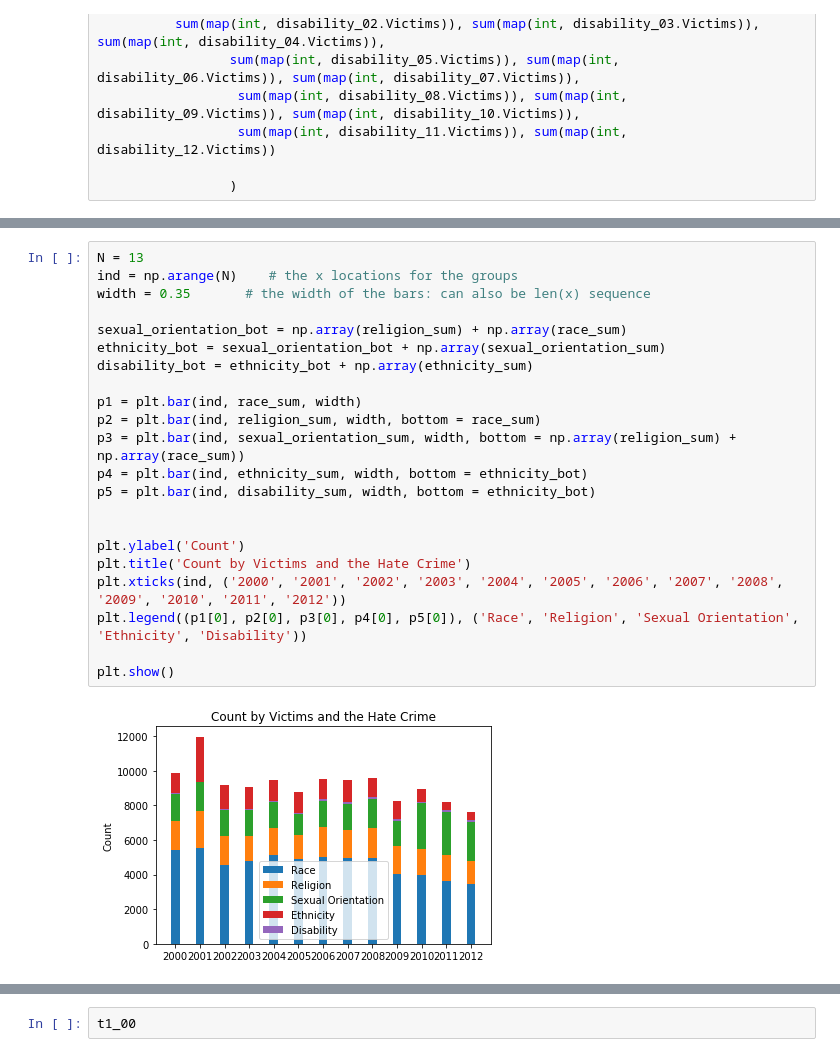
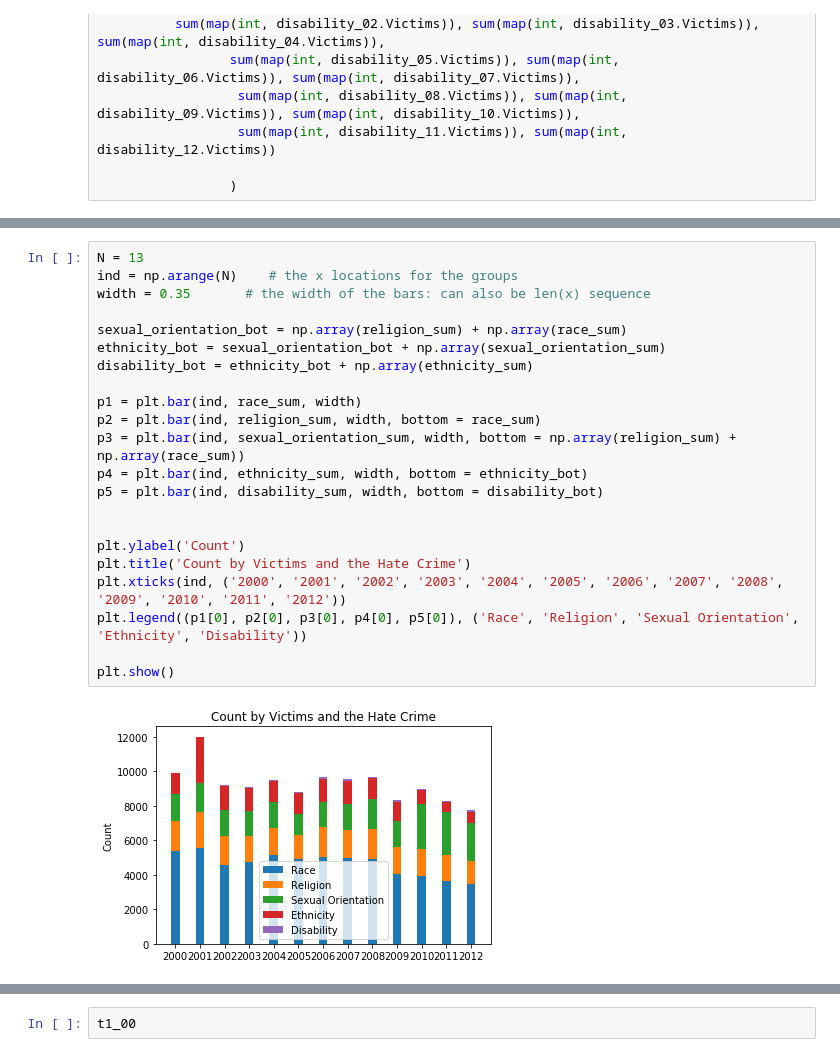
Before and after one commit to helenhc/Crime-Hate-Crime, a Jupyter notebook: tables 1 & 2.ipynb, the cells around one changed output, grey strips where cells are left out. Saved outputs shown, nothing was run; the diff lists cells and outputs as text.

```diff
--- a/tables 1 & 2.ipynb
+++ b/tables 1 & 2.ipynb
@@ -366,24 +445,24 @@ disability_sum
 # %%
 N = 13
 ind = np.arange(N)    # the x locations for the groups
 width = 0.35       # the width of the bars: can also be len(x) sequence
 
 sexual_orientation_bot = np.array(religion_sum) + np.array(race_sum)
 ethnicity_bot = sexual_orientation_bot + np.array(sexual_orientation_sum)
 disability_bot = ethnicity_bot + np.array(ethnicity_sum)
 
 p1 = plt.bar(ind, race_sum, width)
 p2 = plt.bar(ind, religion_sum, width, bottom = race_sum)
 p3 = plt.bar(ind, sexual_orientation_sum, width, bottom = np.array(religion_sum) + np.array(race_sum))
 p4 = plt.bar(ind, ethnicity_sum, width, bottom = ethnicity_bot)
-p5 = plt.bar(ind, disability_sum, width, bottom = ethnicity_bot)
+p5 = plt.bar(ind, disability_sum, width, bottom = disability_bot)
 
 
 plt.ylabel('Count')
 plt.title('Count by Victims and the Hate Crime')
 plt.xticks(ind, ('2000', '2001', '2002', '2003', '2004', '2005', '2006', '2007', '2008', '2009', '2010', '2011', '2012'))
 plt.legend((p1[0], p2[0], p3[0], p4[0], p5[0]), ('Race', 'Religion', 'Sexual Orientation', 'Ethnicity', 'Disability'))
 
 plt.show()
 # %% [output]
-[figure, old version]
+[figure, new version]
```
Also changed, not shown: parts of 7 cells of this notebook.
